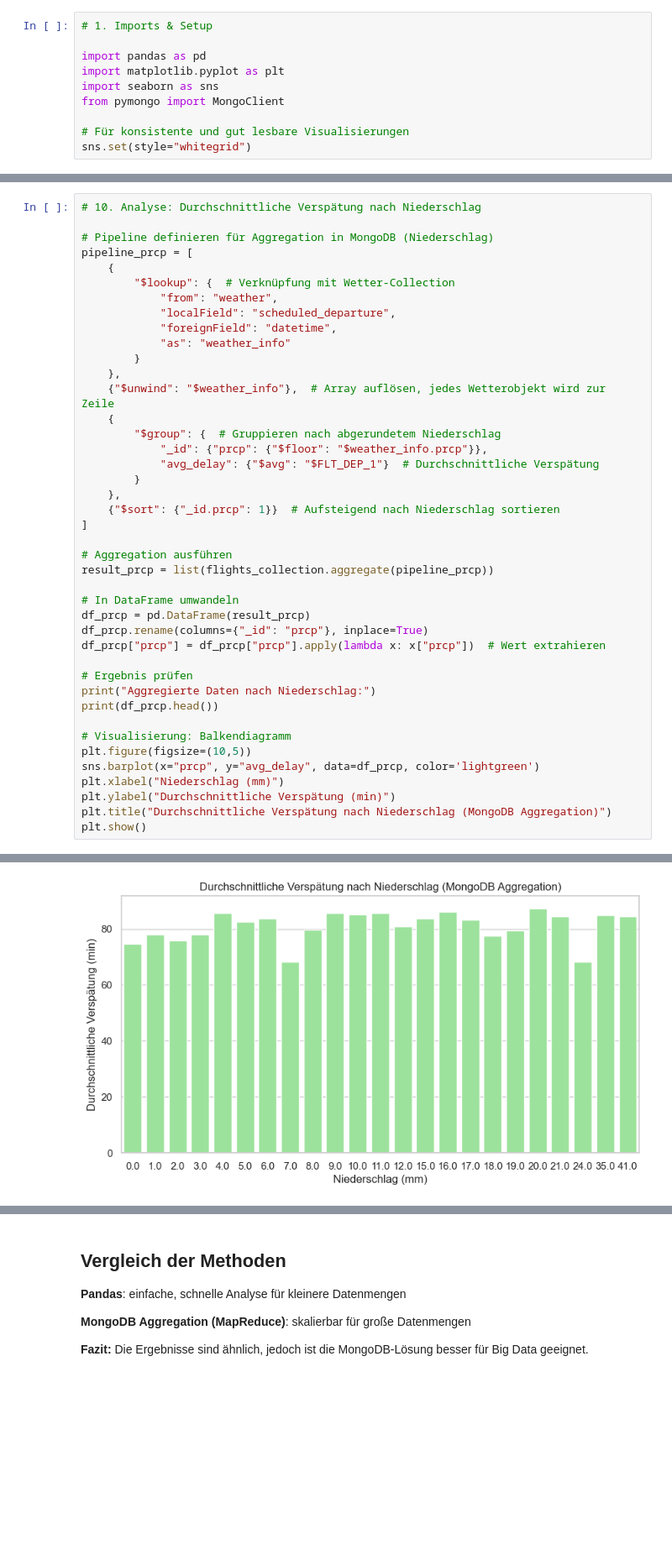
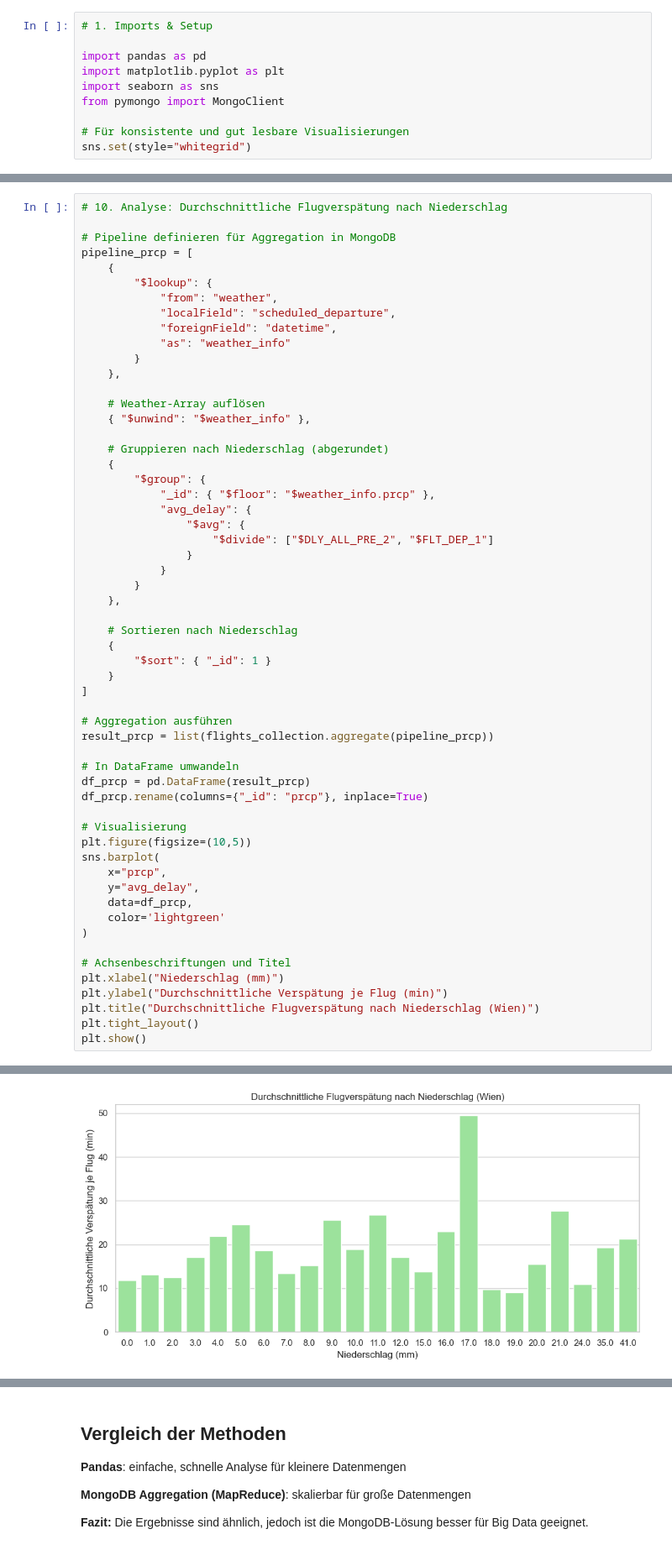
Before and after one commit to wi24b076/BigData-JupyterNotebook, a Jupyter notebook: einfluss-fluege-wetter.ipynb, the cells around one changed output, grey strips where cells are left out. Shown at 84% size. Cells and saved outputs as stored; diff of their text form; blank space fills up the shorter version.

Commit message:
Delay angepasst

```diff
--- a/einfluss-fluege-wetter.ipynb
+++ b/einfluss-fluege-wetter.ipynb
@@ -238,24 +277,36 @@ Aggregierte Daten nach Temperatur:
 # %%
-# 10. Analyse: Durchschnittliche Verspätung nach Niederschlag
+# 10. Analyse: Durchschnittliche Flugverspätung nach Niederschlag
 
-# Pipeline definieren für Aggregation in MongoDB (Niederschlag)
+# Pipeline definieren für Aggregation in MongoDB
 pipeline_prcp = [
     {
-        "$lookup": {  # Verknüpfung mit Wetter-Collection
+        "$lookup": {
             "from": "weather",
             "localField": "scheduled_departure",
             "foreignField": "datetime",
             "as": "weather_info"
         }
     },
-    {"$unwind": "$weather_info"},  # Array auflösen, jedes Wetterobjekt wird zur Zeile
+
+    # Weather-Array auflösen
+    { "$unwind": "$weather_info" },
+
+    # Gruppieren nach Niederschlag (abgerundet)
     {
-        "$group": {  # Gruppieren nach abgerundetem Niederschlag
-            "_id": {"prcp": {"$floor": "$weather_info.prcp"}},
-            "avg_delay": {"$avg": "$FLT_DEP_1"}  # Durchschnittliche Verspätung
+        "$group": {
+            "_id": { "$floor": "$weather_info.prcp" },
+            "avg_delay": {
+                "$avg": {
+                    "$divide": ["$DLY_ALL_PRE_2", "$FLT_DEP_1"]
+                }
+            }
         }
     },
-    {"$sort": {"_id.prcp": 1}}  # Aufsteigend nach Niederschlag sortieren
+
+    # Sortieren nach Niederschlag
+    {
+        "$sort": { "_id": 1 }
+    }
 ]
 
 # Aggregation ausführen
@@ -264,17 +315,20 @@ result_prcp = list(flights_collection.aggregate(pipeline_prcp))
 # In DataFrame umwandeln
 df_prcp = pd.DataFrame(result_prcp)
 df_prcp.rename(columns={"_id": "prcp"}, inplace=True)
-df_prcp["prcp"] = df_prcp["prcp"].apply(lambda x: x["prcp"])  # Wert extrahieren
 
-# Ergebnis prüfen
-print("Aggregierte Daten nach Niederschlag:")
-print(df_prcp.head())
+# Visualisierung
+plt.figure(figsize=(10,5))
+sns.barplot(
+    x="prcp",
+    y="avg_delay",
+    data=df_prcp,
+    color='lightgreen'
+)
 
-# Visualisierung: Balkendiagramm
-plt.figure(figsize=(10,5))
-sns.barplot(x="prcp", y="avg_delay", data=df_prcp, color='lightgreen')
+# Achsenbeschriftungen und Titel
 plt.xlabel("Niederschlag (mm)")
-plt.ylabel("Durchschnittliche Verspätung (min)")
-plt.title("Durchschnittliche Verspätung nach Niederschlag (MongoDB Aggregation)")
+plt.ylabel("Durchschnittliche Verspätung je Flug (min)")
+plt.title("Durchschnittliche Flugverspätung nach Niederschlag (Wien)")
+plt.tight_layout()
 plt.show()
 # %% [output]
@@ -288,2 +335,2 @@ Aggregierte Daten nach Niederschlag:
-[figure, old version]
+[figure, new version]
 # %%
```
Also changed, not shown: parts of 15 cells of this notebook.
